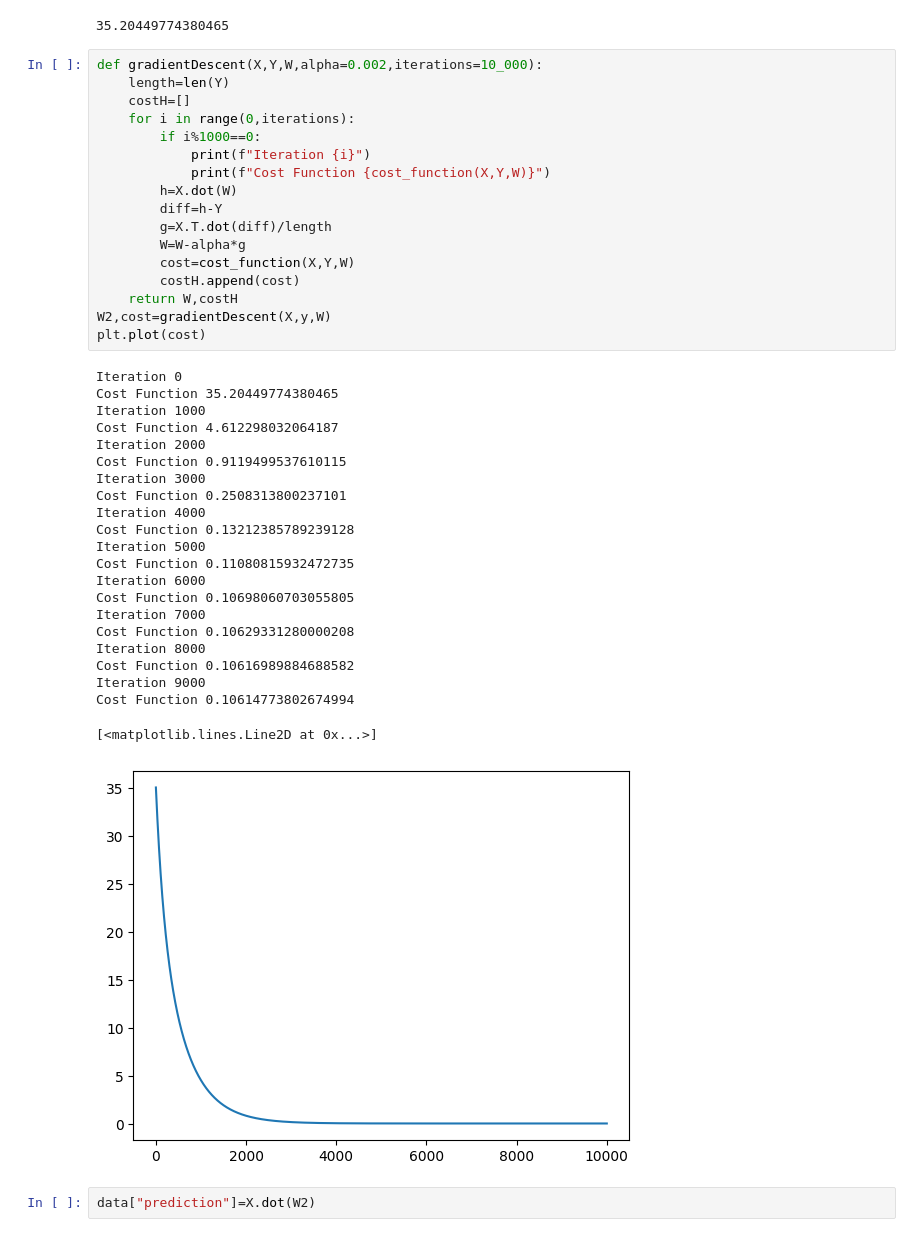
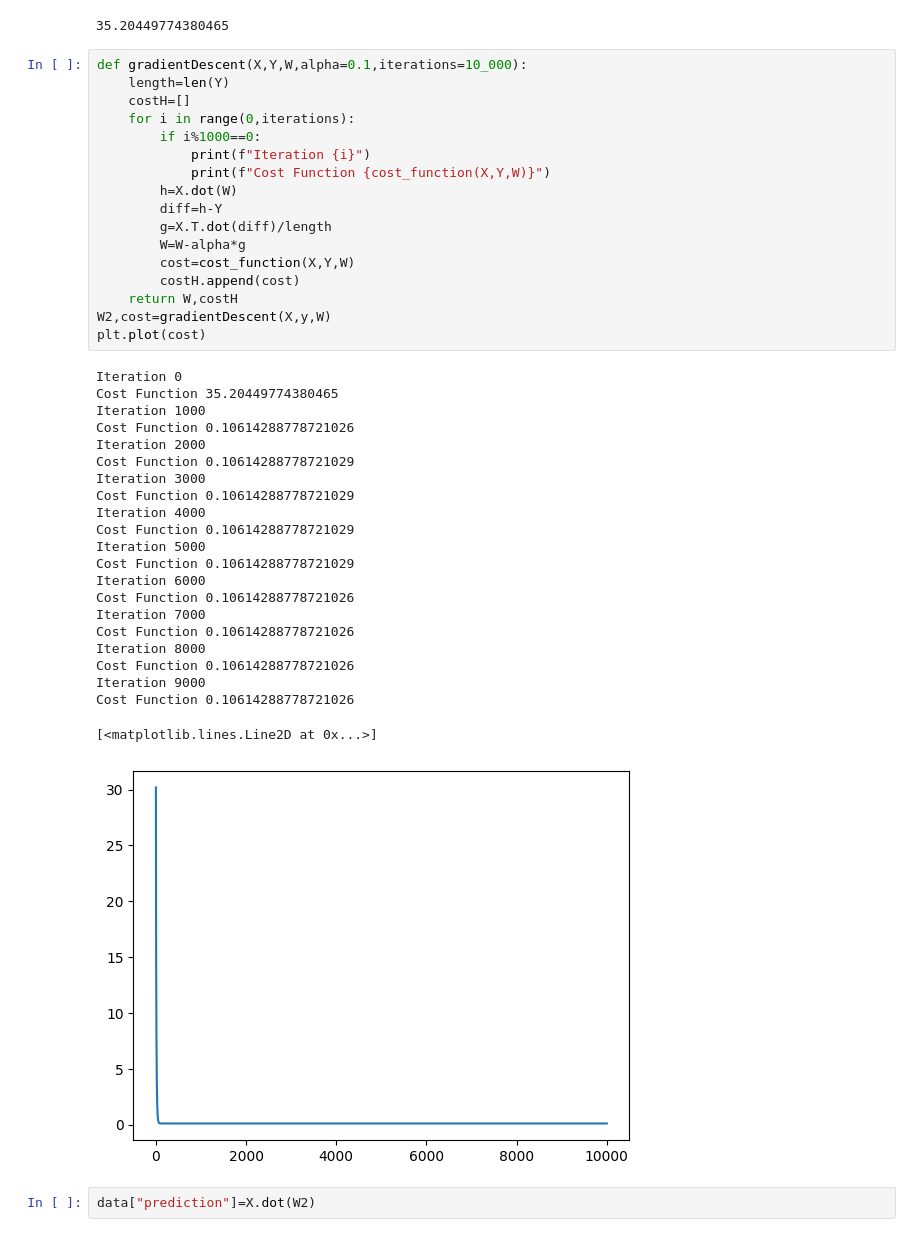
Before and after one commit to YasinVeliyev/Tech-Academy-Data-Science, a Jupyter notebook: Tapşırıq-5/Python/main.ipynb, the cells around one changed output. Drawn from its saved outputs; the diff is of its cells as text.

```diff
--- a/Tapşırıq-5/Python/main.ipynb
+++ b/Tapşırıq-5/Python/main.ipynb
@@ -202,45 +202,45 @@ print(cost_function(X,y,W))
 # %% [output]
 35.20449774380465
 # %%
-def gradientDescent(X,Y,W,alpha=0.002,iterations=10_000):
+def gradientDescent(X,Y,W,alpha=0.1,iterations=10_000):
     length=len(Y)
     costH=[]
     for i in range(0,iterations):
         if i%1000==0:
             print(f"Iteration {i}")
             print(f"Cost Function {cost_function(X,Y,W)}")
         h=X.dot(W)
         diff=h-Y
         g=X.T.dot(diff)/length
         W=W-alpha*g
         cost=cost_function(X,Y,W)
         costH.append(cost)
     return W,costH
 W2,cost=gradientDescent(X,y,W)
 plt.plot(cost)
 # %% [output]
 Iteration 0
 Cost Function 35.20449774380465
 Iteration 1000
-Cost Function 4.612298032064187
+Cost Function 0.10614288778721026
 Iteration 2000
-Cost Function 0.9119499537610115
+Cost Function 0.10614288778721029
 Iteration 3000
-Cost Function 0.2508313800237101
+Cost Function 0.10614288778721029
 Iteration 4000
-Cost Function 0.13212385789239128
+Cost Function 0.10614288778721029
 Iteration 5000
-Cost Function 0.11080815932472735
+Cost Function 0.10614288778721029
 Iteration 6000
-Cost Function 0.10698060703055805
+Cost Function 0.10614288778721026
 Iteration 7000
-Cost Function 0.10629331280000208
+Cost Function 0.10614288778721026
 Iteration 8000
-Cost Function 0.10616989884688582
+Cost Function 0.10614288778721026
 Iteration 9000
-Cost Function 0.10614773802674994
+Cost Function 0.10614288778721026
 [<matplotlib.lines.Line2D at 0x...>]
-[figure, old version]
+[figure, new version]
 # %%
 data["prediction"]=X.dot(W2)
 # %% [output]
```
Also changed, not shown: parts of 3 cells of this notebook, 6 other files.
